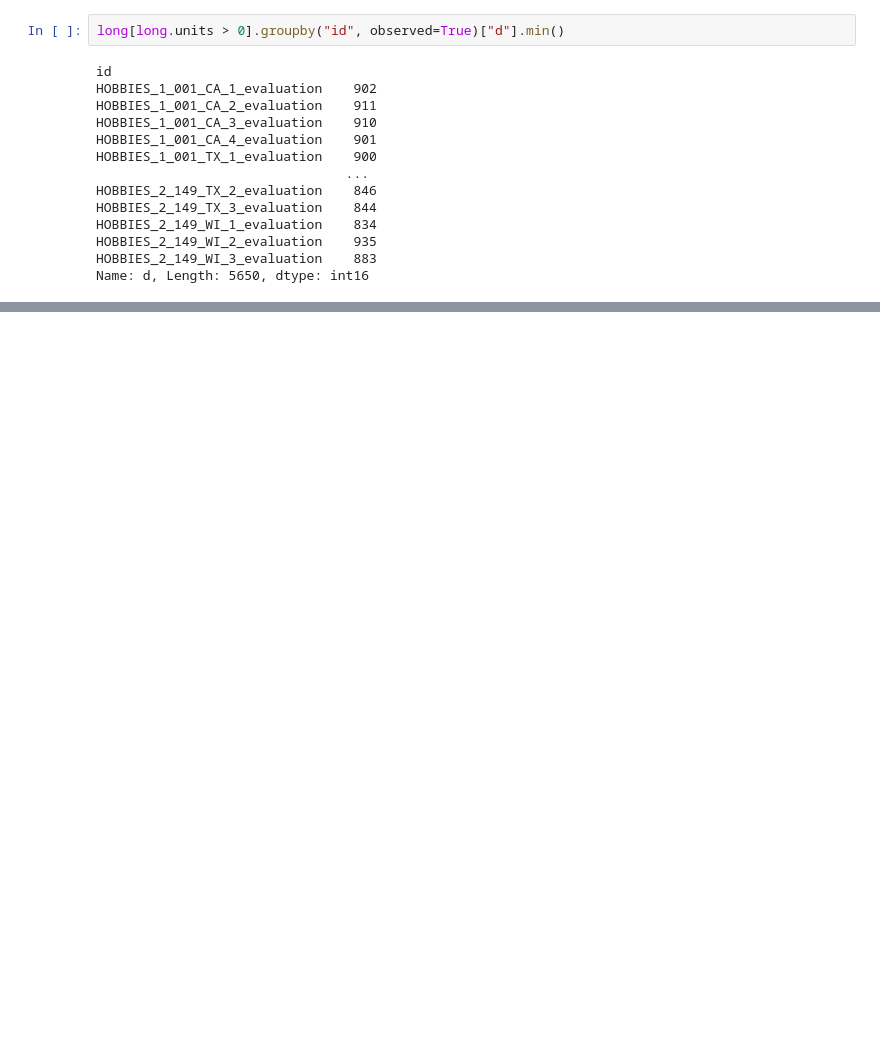
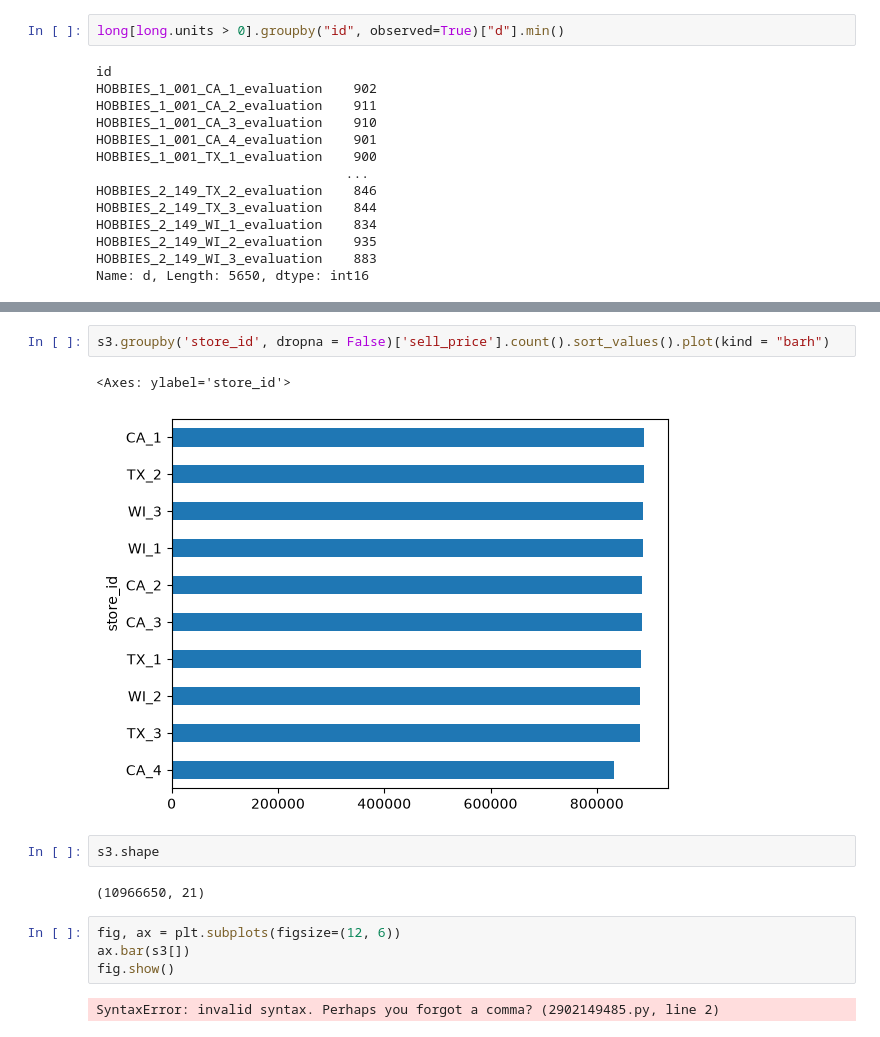
Before and after one commit to Hassan3924/M5-Forecasting, a Jupyter notebook: main.ipynb, the cells around one changed output, grey strips where cells are left out. Drawn from its saved outputs; the diff is of its cells as text; blank space fills up the shorter version.

```diff
--- a/main.ipynb
+++ b/main.ipynb
@@ -241,0 +556,15 @@ Name: d, Length: 5650, dtype: int16
+# %%
+s3.groupby('store_id', dropna = False)['sell_price'].count().sort_values().plot(kind = "barh")
+# %% [output]
+<Axes: ylabel='store_id'>
+[figure, added]
+# %%
+s3.shape
+# %% [output]
+(10966650, 21)
+# %%
+fig, ax = plt.subplots(figsize=(12, 6))
+ax.bar(s3[])
+fig.show()
+# %% [output]
+SyntaxError: invalid syntax. Perhaps you forgot a comma? (2902149485.py, line 2)
```
Also changed, not shown: parts of 43 cells of this notebook.
